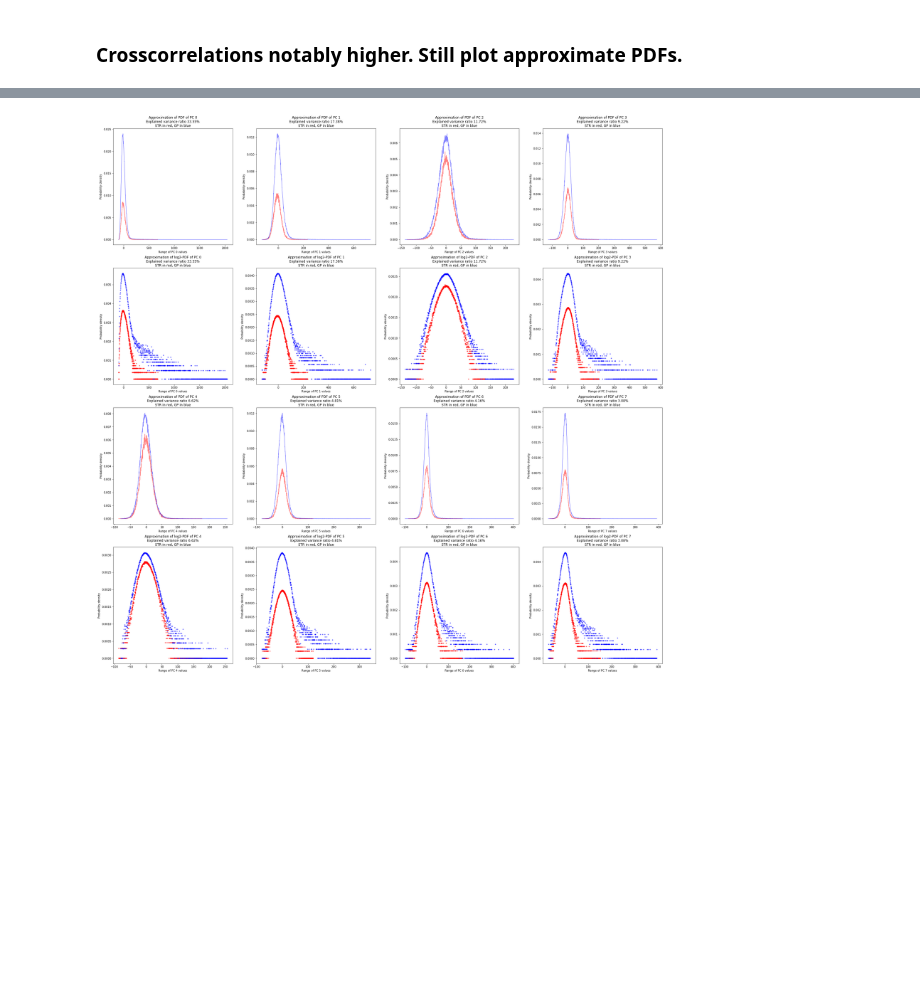
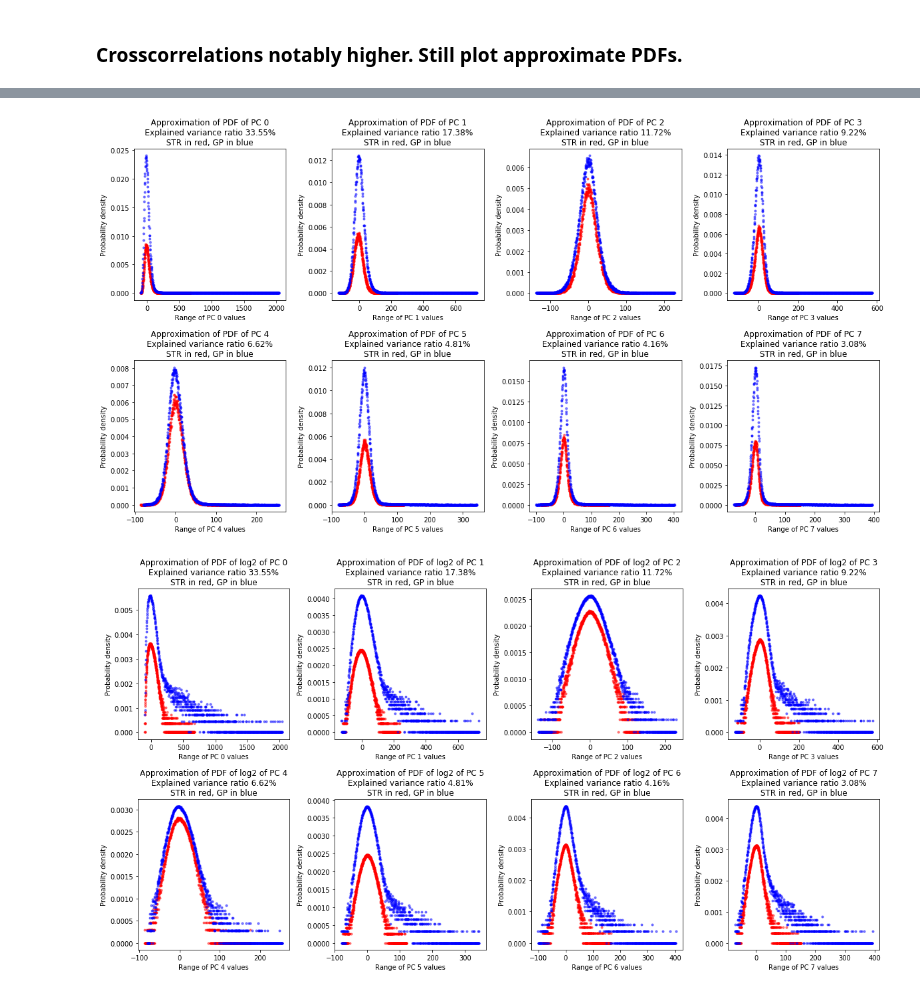
Before and after one commit to miriamvall/DD142X, a Jupyter notebook: code/notebooks/PCA 5.ipynb, the cells around one changed output, grey strips where cells are left out. Saved outputs shown, nothing was run; the diff lists cells and outputs as text; code cells hidden in the pictures; blank space fills up the shorter version.

```diff
--- a/code/notebooks/PCA 5.ipynb
+++ b/code/notebooks/PCA 5.ipynb
@@ -308,33 +387,41 @@ for channel, pcs, col in zip(["STR", "GP"], [pcs_str, pcs_gp], ['r', 'b']):
 # %%
-plt.figure(figsize = (36, 36))
-for idx, (pos1, pos2) in zip(
-    range(0, n_components),
-    [(1, 5), (2, 6), (3, 7), (4, 8),
-     (9, 13), (10, 14), (11, 15), (12, 16)]
-):
+plt.figure(figsize = (20, 10))
+for idx in range(n_components):
     xs_str, ys_str, yslg2_str = aprx_pdf_1d(pcs_str[ : , idx])
     xs_gp , ys_gp , yslg2_gp  = aprx_pdf_1d(pcs_gp [ : , idx])
 
-    plt.subplot(4, 4, pos1)
+    plt.subplot(2, 4, idx + 1)
     plt.xlabel(f"Range of PC {idx} values")
     plt.ylabel(f"Probability density")
     plt.title(f"Approximation of PDF of PC {idx}" + \
     f"\nExplained variance ratio {round(pca_model.explained_variance_ratio_[idx] * 100, 2)}%" + \
     f"\nSTR in red, GP in blue")
-    plt.plot(xs_str, ys_str, 'r', alpha = 0.5)
-    plt.plot(xs_gp , ys_gp , 'b', alpha = 0.5)
+    plt.plot(xs_str, ys_str, 'r.', alpha = 0.5)
+    plt.plot(xs_gp , ys_gp , 'b.', alpha = 0.5)
 
-    plt.subplot(4, 4, pos2)
+plt.subplots_adjust(wspace = 0.3, hspace = 0.4)
+plt.savefig(f"../_data/PCA/PCA5.kex.both.png")
+plt.show()
+plt.close()
+
+plt.figure(figsize = (20, 10))
+for idx in range(n_components):
+    xs_str, ys_str, yslg2_str = aprx_pdf_1d(pcs_str[ : , idx])
+    xs_gp , ys_gp , yslg2_gp  = aprx_pdf_1d(pcs_gp [ : , idx])
+
+    plt.subplot(2, 4, idx + 1)
     plt.xlabel(f"Range of PC {idx} values")
     plt.ylabel(f"Probability density")
-    plt.title(f"Approximation of log2-PDF of PC {idx}" + \
+    plt.title(f"Approximation of PDF of log2 of PC {idx}" + \
     f"\nExplained variance ratio {round(pca_model.explained_variance_ratio_[idx] * 100, 2)}%" + \
     f"\nSTR in red, GP in blue")
     plt.plot(xs_str, yslg2_str, 'r.', alpha = 0.5)
     plt.plot(xs_gp , yslg2_gp , 'b.', alpha = 0.5)
 
-plt.savefig(f"../_data/PCA/PCA5.PDFs.both.png")
+plt.subplots_adjust(wspace = 0.3, hspace = 0.4)
+plt.savefig(f"../_data/PCA/PCA5.kex.bothlg2.png")
 plt.show()
 plt.close()
 # %% [output]
-[figure, old version]
+[figure, new version]
+[figure, added]
```
Also changed, not shown: parts of 4 cells of this notebook, 48 other files.
